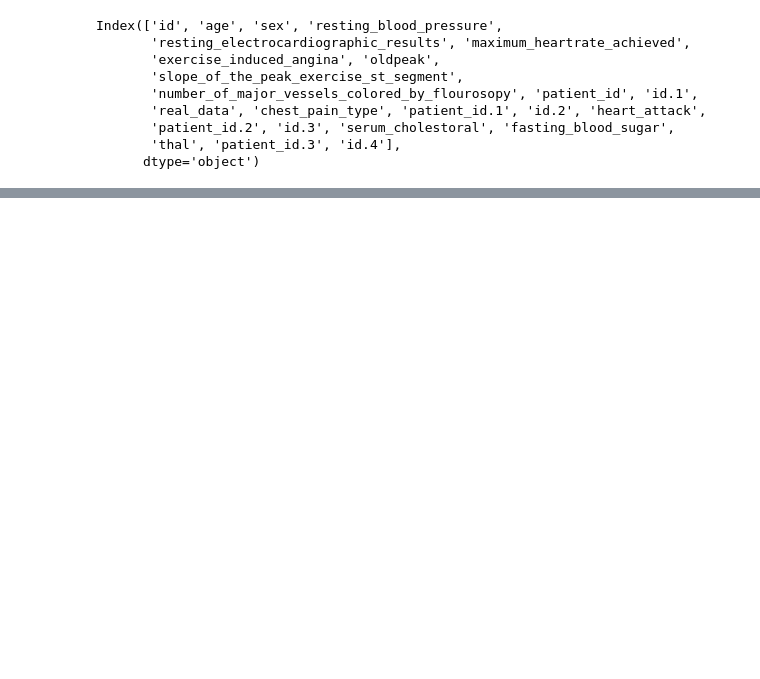
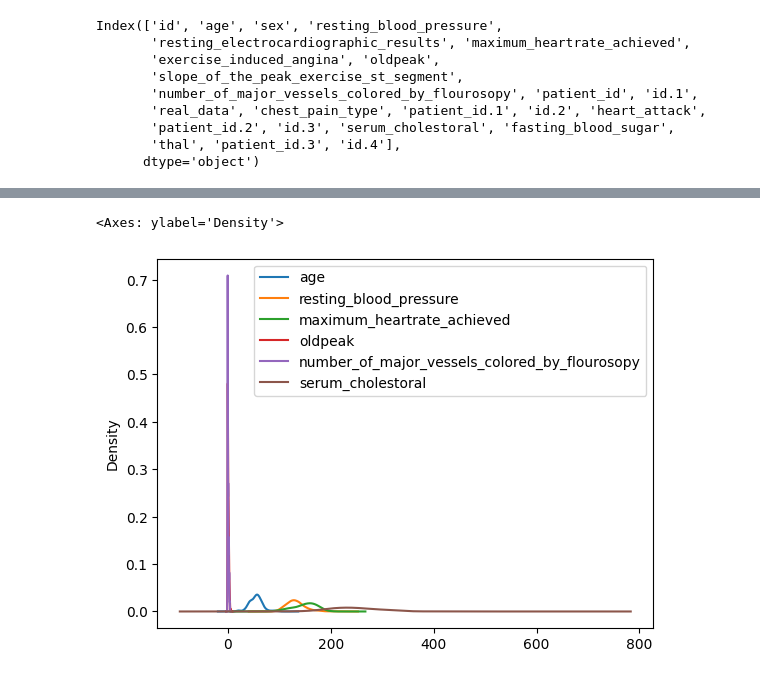
Before and after one commit to sarathisisme/hands_on_ml, a Jupyter notebook: 2_Exercise_Machine_Learning.ipynb, the cells around one changed output, grey strips where cells are left out. Saved outputs shown, nothing was run; the diff lists cells and outputs as text; code cells hidden in the pictures; blank space fills up the shorter version.

```diff
--- a/2_Exercise_Machine_Learning.ipynb
+++ b/2_Exercise_Machine_Learning.ipynb
@@ -156,0 +148,5 @@ dtype: int64
+# %%
+df[numerical_columns].plot(kind="kde")
+# %% [output]
+<Axes: ylabel='Density'>
+[figure, added]
```
Also changed, not shown: parts of 48 cells of this notebook, 2 other files.
